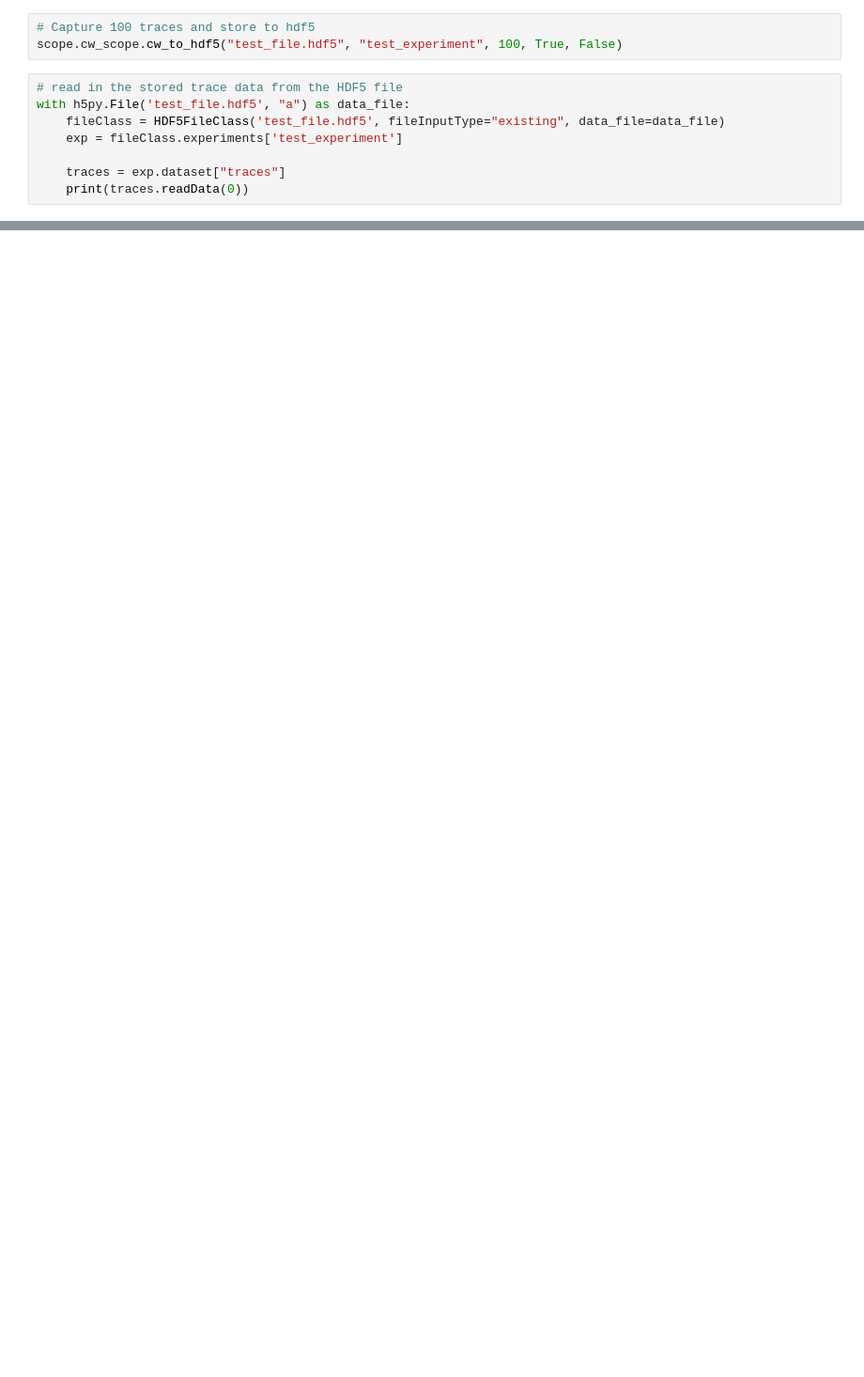
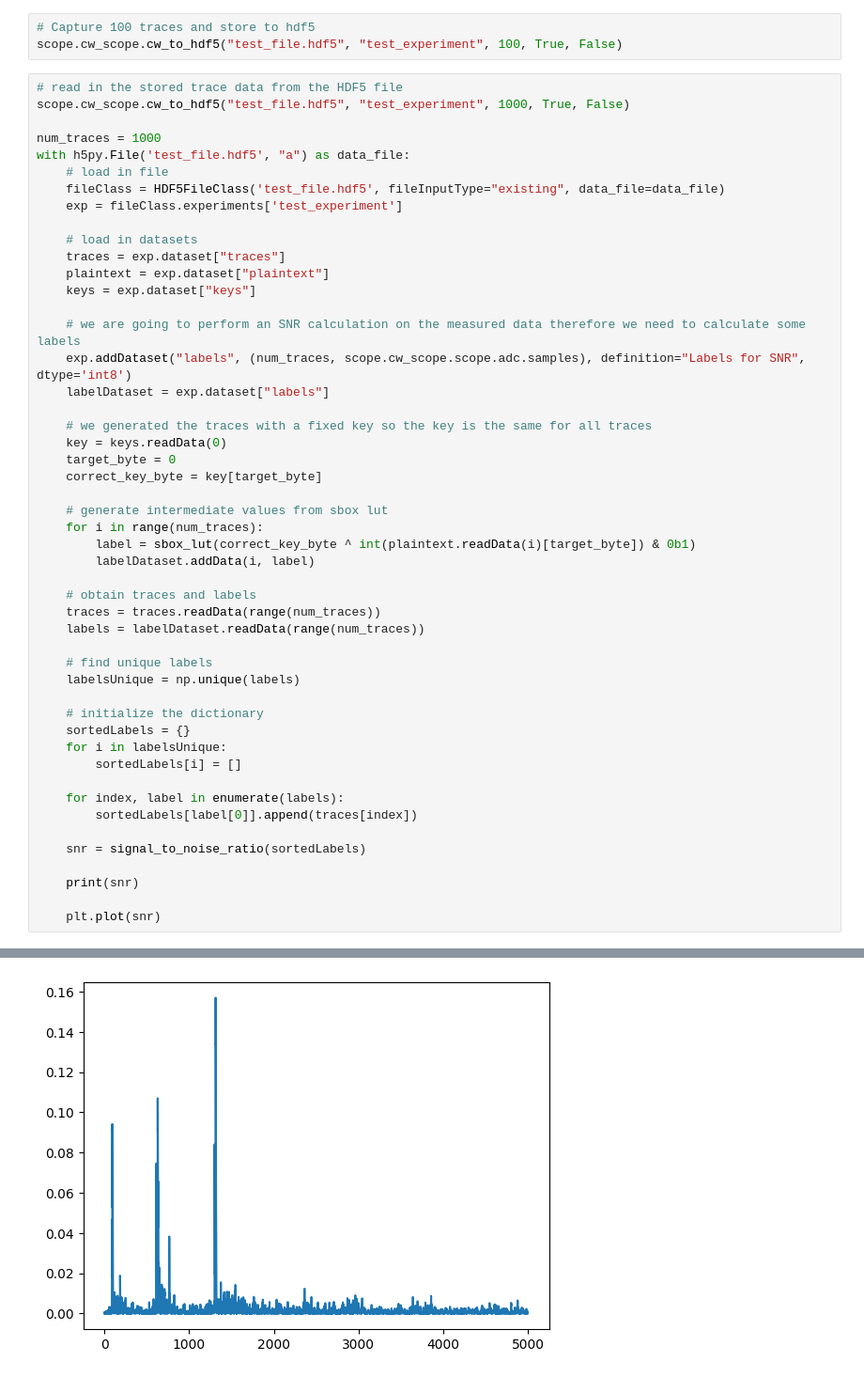
Before and after one commit to vernamlab/SCApeGoat, a Jupyter notebook: Testing/Demo.ipynb, the cells around one changed output, grey strips where cells are left out. Shown at 94% size. Saved outputs shown, nothing was run; the diff lists cells and outputs as text; blank space fills up the shorter version.

```diff
--- a/Testing/Demo.ipynb
+++ b/Testing/Demo.ipynb
@@ -20,10 +26,51 @@ scope.capture_one_trace()
 scope.cw_scope.cw_to_hdf5("test_file.hdf5", "test_experiment", 100, True, False)
 # %%
 # read in the stored trace data from the HDF5 file
+scope.cw_scope.cw_to_hdf5("test_file.hdf5", "test_experiment", 1000, True, False)
+
+num_traces = 1000
 with h5py.File('test_file.hdf5', "a") as data_file:
+    # load in file
     fileClass = HDF5FileClass('test_file.hdf5', fileInputType="existing", data_file=data_file)
     exp = fileClass.experiments['test_experiment']
 
+    # load in datasets
     traces = exp.dataset["traces"]
-    print(traces.readData(0))
+    plaintext = exp.dataset["plaintext"]
+    keys = exp.dataset["keys"]
+
+    # we are going to perform an SNR calculation on the measured data therefore we need to calculate some labels
+    exp.addDataset("labels", (num_traces, scope.cw_scope.scope.adc.samples), definition="Labels for SNR", dtype='int8')
+    labelDataset = exp.dataset["labels"]
+
+    # we generated the traces with a fixed key so the key is the same for all traces
+    key = keys.readData(0)
+    target_byte = 0
+    correct_key_byte = key[target_byte]
+
+    # generate intermediate values from sbox lut
+    for i in range(num_traces):
+        label = sbox_lut(correct_key_byte ^ int(plaintext.readData(i)[target_byte]) & 0b1)
+        labelDataset.addData(i, label)
+
+    # obtain traces and labels
+    traces = traces.readData(range(num_traces))
+    labels = labelDataset.readData(range(num_traces))
+
+    # find unique labels
+    labelsUnique = np.unique(labels)
+
+    # initialize the dictionary
+    sortedLabels = {}
+    for i in labelsUnique:
+        sortedLabels[i] = []
+
+    for index, label in enumerate(labels):
+        sortedLabels[label[0]].append(traces[index])
+
+    snr = signal_to_noise_ratio(sortedLabels)
+
+    print(snr)
+
+    plt.plot(snr)
 # %% [output]
@@ -31,0 +79 @@ with h5py.File('test_file.hdf5', "a") as data_file:
+[figure, added]
```
Also changed, not shown: parts of 4 cells of this notebook, 3 other files.
